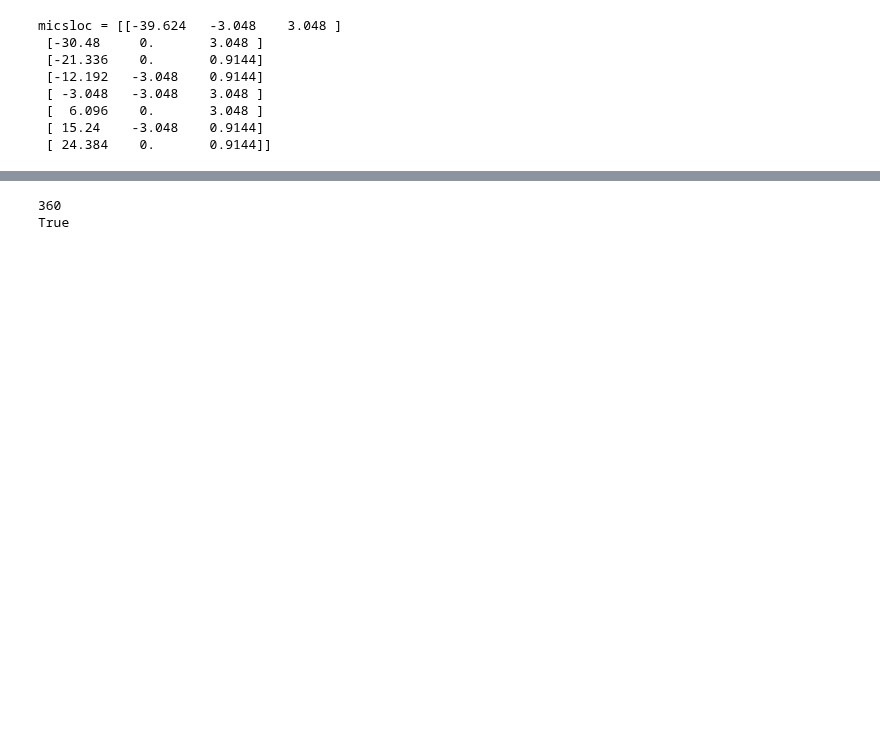
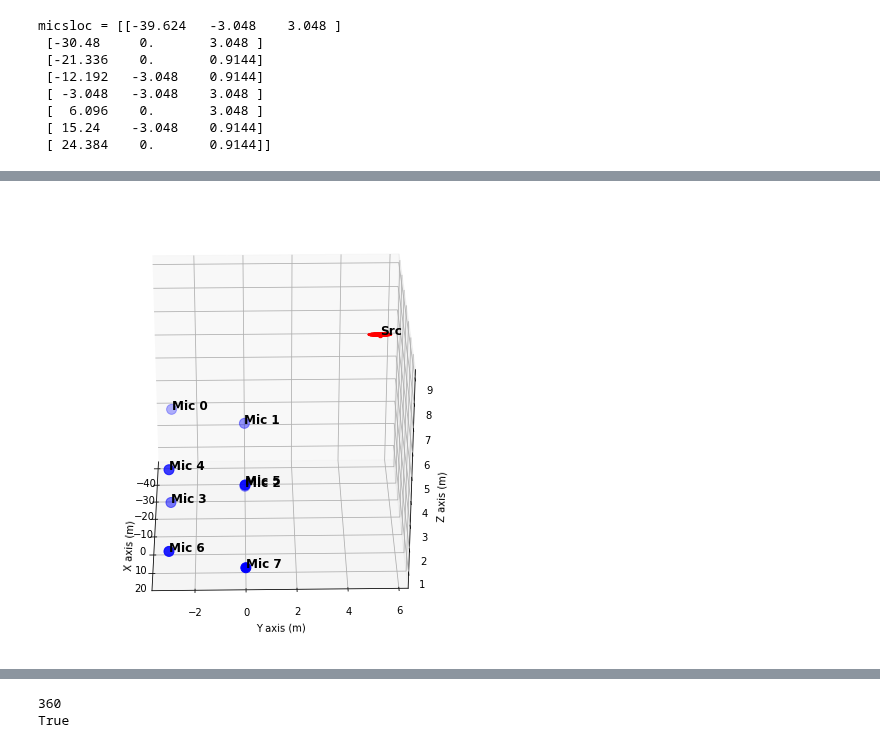
Before and after one commit to longle2718/audio_loc, a Jupyter notebook: python/main.ipynb, the cells around one changed output, grey strips where cells are left out. Drawn from its saved outputs; the diff is of its cells as text; code cells hidden in the pictures; blank space fills up the shorter version.

Commit message:
delay2loc_grad() returns grad for accurate viz

```diff
--- a/python/main.ipynb
+++ b/python/main.ipynb
@@ -151,5 +151,5 @@ micsloc = [[-39.624   -3.048    3.048 ]
  [ 24.384    0.       0.9144]]
 # %%
 # localize the source from the given delay measurement
-loc,err = delay2loc.delay2loc_grad(micsloc,meas_delayMat)
+loc,err,grad = delay2loc.delay2loc_grad(micsloc,meas_delayMat)
 # %% [output]
@@ -192,37 +192,39 @@ def fig2data ( fig ):
     return buf
 # refs: http://stackoverflow.com/questions/11140163/python-matplotlib-plotting-a-3d-cube-a-sphere-and-a-vector
 def draw_ball(axes,cen,rad):
     u, v = np.mgrid[0:2*np.pi:20j, 0:np.pi:10j]
-    x = rad*np.cos(u)*np.sin(v)
-    y = rad*np.sin(u)*np.sin(v)
-    z = rad*np.cos(v)
+    x = rad[0]*np.cos(u)*np.sin(v)
+    y = rad[1]*np.sin(u)*np.sin(v)
+    z = rad[2]*np.cos(v)
     axes.plot_wireframe(cen[0]+x,cen[1]+y,cen[2]+z,color="r")
 
 fig = plt.figure(figsize=(8,8))
 axes = fig.gca(projection='3d')
 #axes.set_aspect("equal")
 
 axes.scatter(micsloc[:,0],micsloc[:,1],micsloc[:,2],s=100,c='b')
 for k in range(nCh):
     axes.text(micsloc[k,0],micsloc[k,1],micsloc[k,2],'Mic %s' % k,
               fontweight='bold',fontsize='large')
 
 axes.scatter(loc[0],loc[1],loc[2],c='r')
 axes.text(loc[0],loc[1],loc[2],'Src',fontweight='bold',fontsize='large')
 
-draw_ball(axes,loc,err*50)
+draw_ball(axes,loc,grad/max(grad))
 
 axes.set_xlabel('X axis (m)')
 axes.set_ylabel('Y axis (m)')
 axes.set_zlabel('Z axis (m)')
 
 images = []
 for angle in range(0,360,1):
     axes.view_init(30, angle)
     imData = fig2data(fig)
     w,h,d = imData.shape
     im = PIL_Image.frombytes('RGBA',(w,h),imData)
     images.append(im)
+# %% [output]
+[figure, added]
 # %%
 # sanity checks
 size = fig.get_size_inches()*fig.dpi # size in pixels
```
Also changed, not shown: parts of 8 cells of this notebook, 2 other files.
